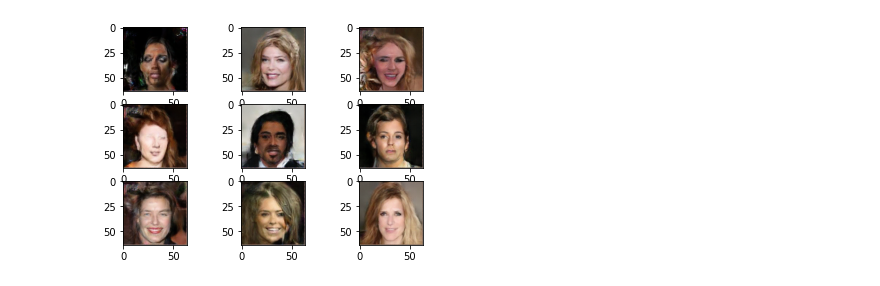
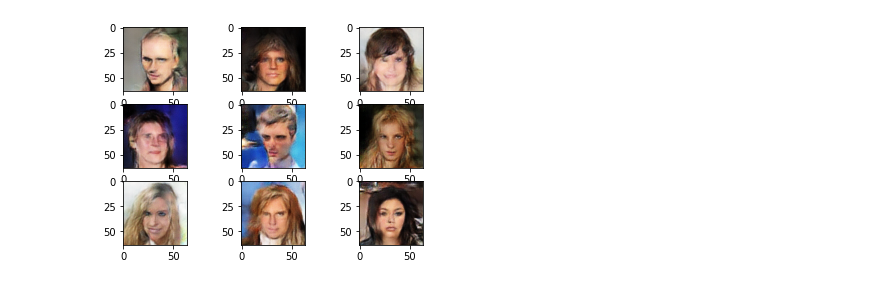
Before and after one commit to silvershine157/ML-Demos, a Jupyter notebook: dcgan/check_samples.ipynb, the cells around one changed output. Cells and saved outputs as stored; diff of their text form; code cells hidden in the pictures.

```diff
--- a/dcgan/check_samples.ipynb
+++ b/dcgan/check_samples.ipynb
@@ -7,33 +7,33 @@ device = torch.device("cuda:0" if torch.cuda.is_available() else "cpu")
 # %%
 M = 3
 
 def visualize_samples():
     batch_size = M*M
     d_z = 100
     gen = Generator(d_z).to(device)
-    fname = "data/ckpts/ckpt_iter_{:07d}".format(135000)
+    fname = "data/ckpts/ckpt_iter_{:07d}".format(8500)
     ckpt = torch.load(fname)
     gen.load_state_dict(ckpt["gen"])
     gen.eval()
     with torch.no_grad():
         z = 1.0*torch.randn((batch_size, d_z), device=device)
         fake_x = gen(z)
     fake_x = fake_x.cpu()
     imgs = np.transpose(torch.clamp(0.5+0.5*fake_x, 0.0, 1.0).numpy(), axes=[0, 2, 3, 1])
     show_img_grid(imgs)
 
 def show_img_grid(imgs):
     for i in range(M):
         for j in range(M):
             idx = M*i+j
             plt.subplot(M, M, idx+1)
             img = imgs[idx]
             plt.imshow(img)
     plt.show()
 
 visualize_samples()
 # %% [output]
-[figure, old version]
+[figure, new version]
 # %%
 from PIL import Image
 
```
Also changed, not shown: parts of 2 cells of this notebook, 1 other file.
